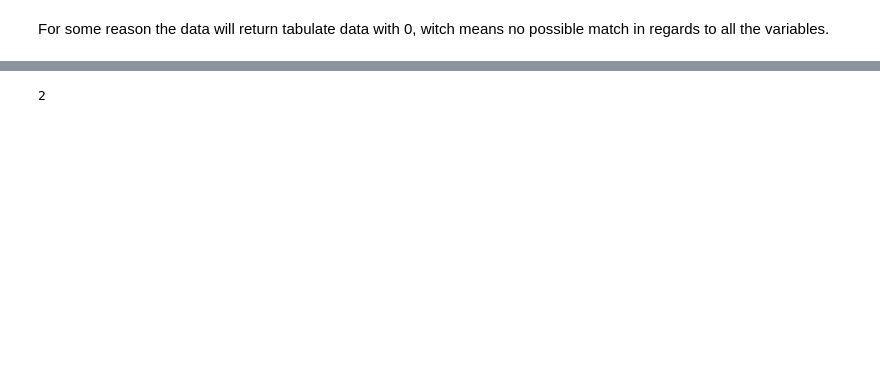
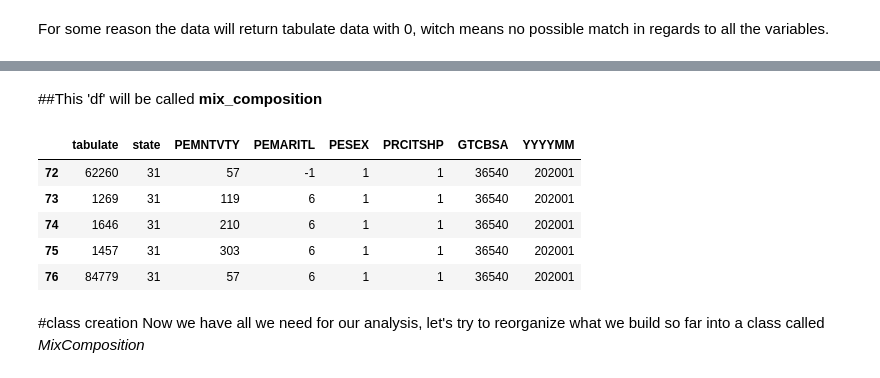
Before and after one commit to w86w86/econ8320_US-Census, a Jupyter notebook: MAIN.ipynb, the cells around one changed output, grey strips where cells are left out. Saved outputs shown, nothing was run; the diff lists cells and outputs as text; code cells hidden in the pictures; blank space fills up the shorter version.

```diff
--- a/MAIN.ipynb
+++ b/MAIN.ipynb
@@ -80,8 +95,17 @@ df.head()
 # %%
-npdata = np.array(data.text)
-#npdata.shape
-npdata
+##Building the YYYYMM column
+df['YYYYMM'] = pd.Series(['202001' for _ in range(df.shape[0])])
+# %% [markdown]
+##This 'df' will be called **mix_composition**
 # %%
-1+1
+df.tail()
 # %% [output]
-2
+|  | tabulate | state | PEMNTVTY | PEMARITL | PESEX | PRCITSHP | GTCBSA | YYYYMM |
+| 72 | 62260 | 31 | 57 | -1 | 1 | 1 | 36540 | 202001 |
+| 73 | 1269 | 31 | 119 | 6 | 1 | 1 | 36540 | 202001 |
+| 74 | 1646 | 31 | 210 | 6 | 1 | 1 | 36540 | 202001 |
+| 75 | 1457 | 31 | 303 | 6 | 1 | 1 | 36540 | 202001 |
+| 76 | 84779 | 31 | 57 | 6 | 1 | 1 | 36540 | 202001 |
+# %% [markdown]
+#class creation
+Now we have all we need for our analysis, let's try to reorganize what we build so far into a class called _MixComposition_
```
Also changed, not shown: parts of 7 cells of this notebook.
